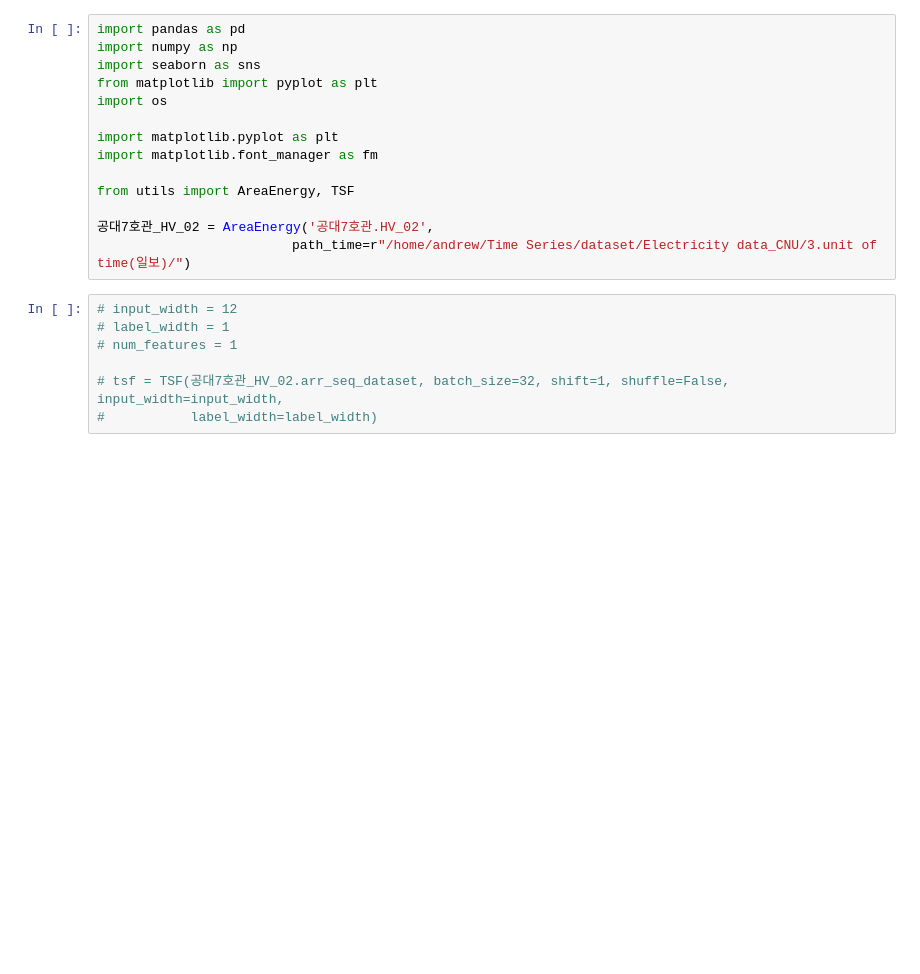
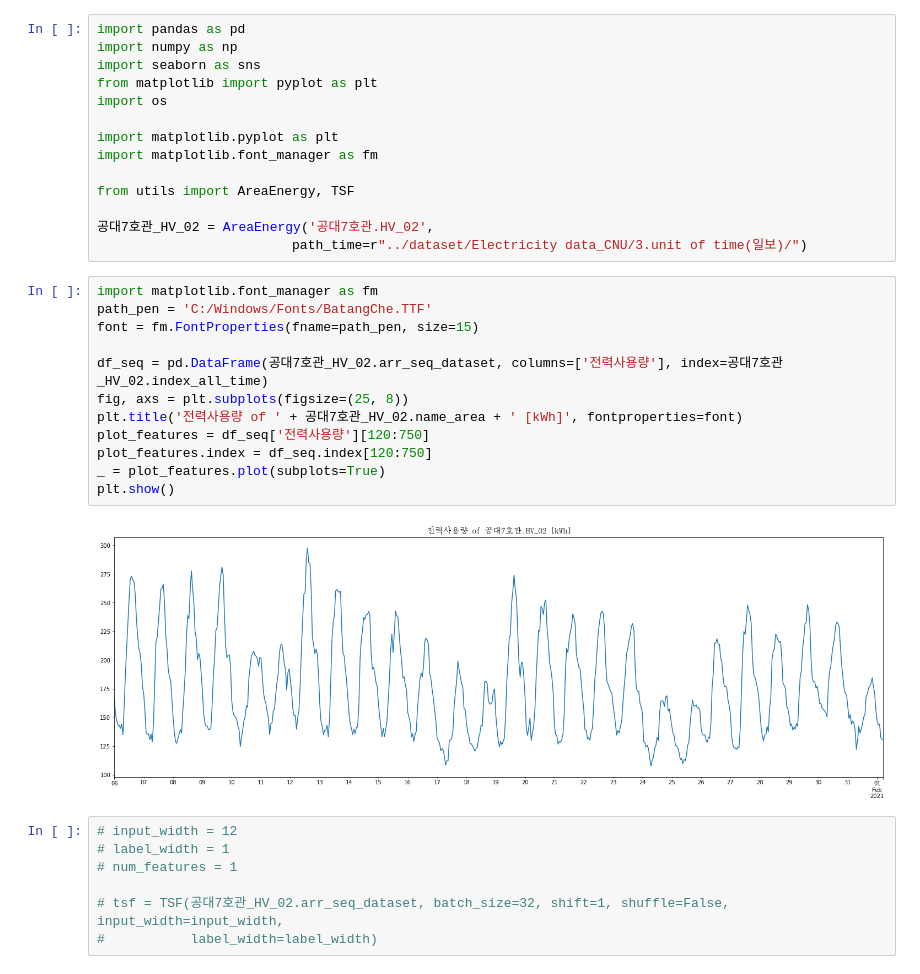
Before and after one commit to andrewlee1807/TSDatasets, a Jupyter notebook: cnu_power_consumption.ipynb, the cells around one changed output. Cells and saved outputs as stored; diff of their text form; blank space fills up the shorter version.

```diff
--- a/cnu_power_consumption.ipynb
+++ b/cnu_power_consumption.ipynb
@@ -11,7 +11,21 @@ import matplotlib.font_manager as fm
 from utils import AreaEnergy, TSF
 
 공대7호관_HV_02 = AreaEnergy('공대7호관.HV_02',
-                         path_time=r"/home/andrew/Time Series/dataset/Electricity data_CNU/3.unit of time(일보)/")
+                         path_time=r"../dataset/Electricity data_CNU/3.unit of time(일보)/")
+# %%
+import matplotlib.font_manager as fm
+path_pen = 'C:/Windows/Fonts/BatangChe.TTF'
+font = fm.FontProperties(fname=path_pen, size=15)
+
+df_seq = pd.DataFrame(공대7호관_HV_02.arr_seq_dataset, columns=['전력사용량'], index=공대7호관_HV_02.index_all_time)
+fig, axs = plt.subplots(figsize=(25, 8))
+plt.title('전력사용량 of ' + 공대7호관_HV_02.name_area + ' [kWh]', fontproperties=font)
+plot_features = df_seq['전력사용량'][120:750]
+plot_features.index = df_seq.index[120:750]
+_ = plot_features.plot(subplots=True)
+plt.show()
+# %% [output]
+[figure, added]
 # %%
 # input_width = 12
 # label_width = 1
```
Also changed, not shown: parts of 1 cell of this notebook.
